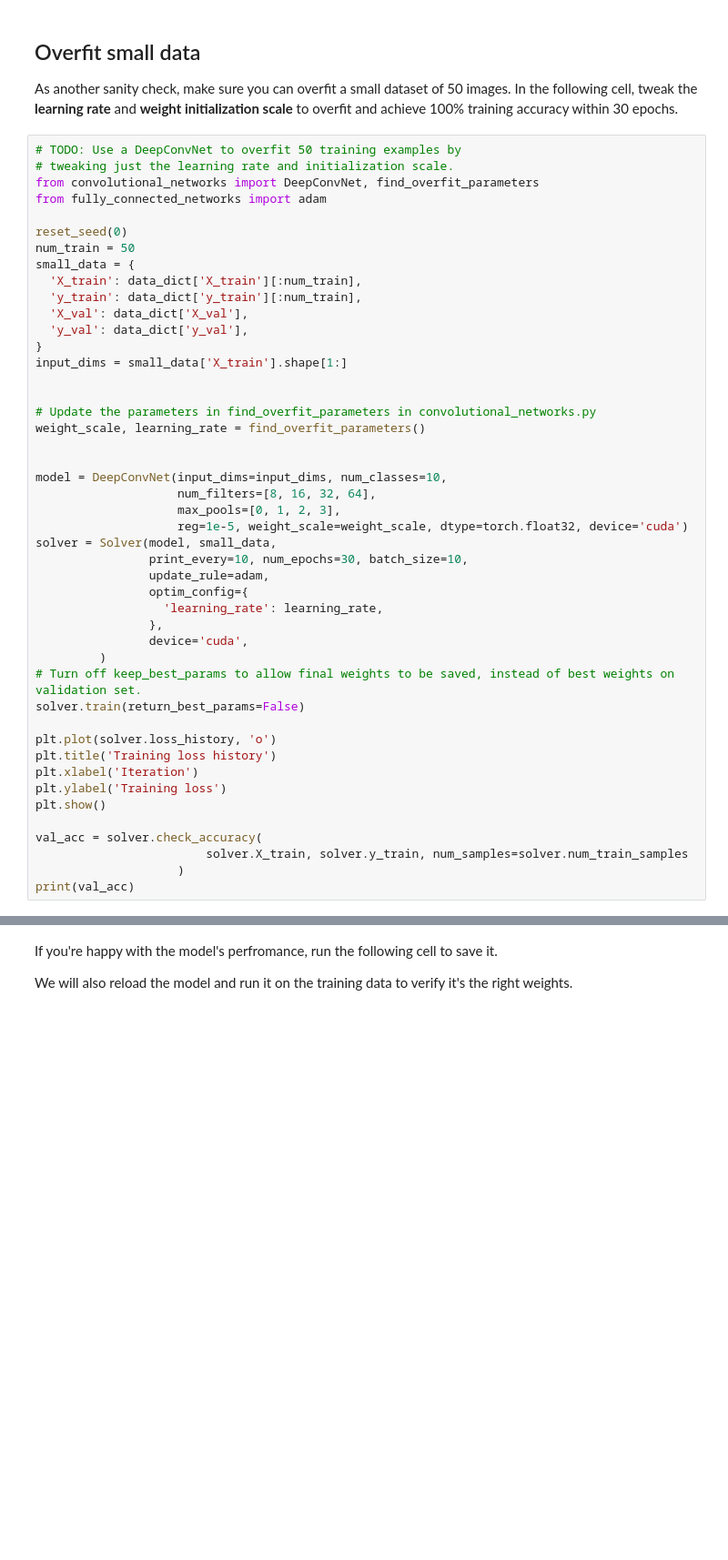
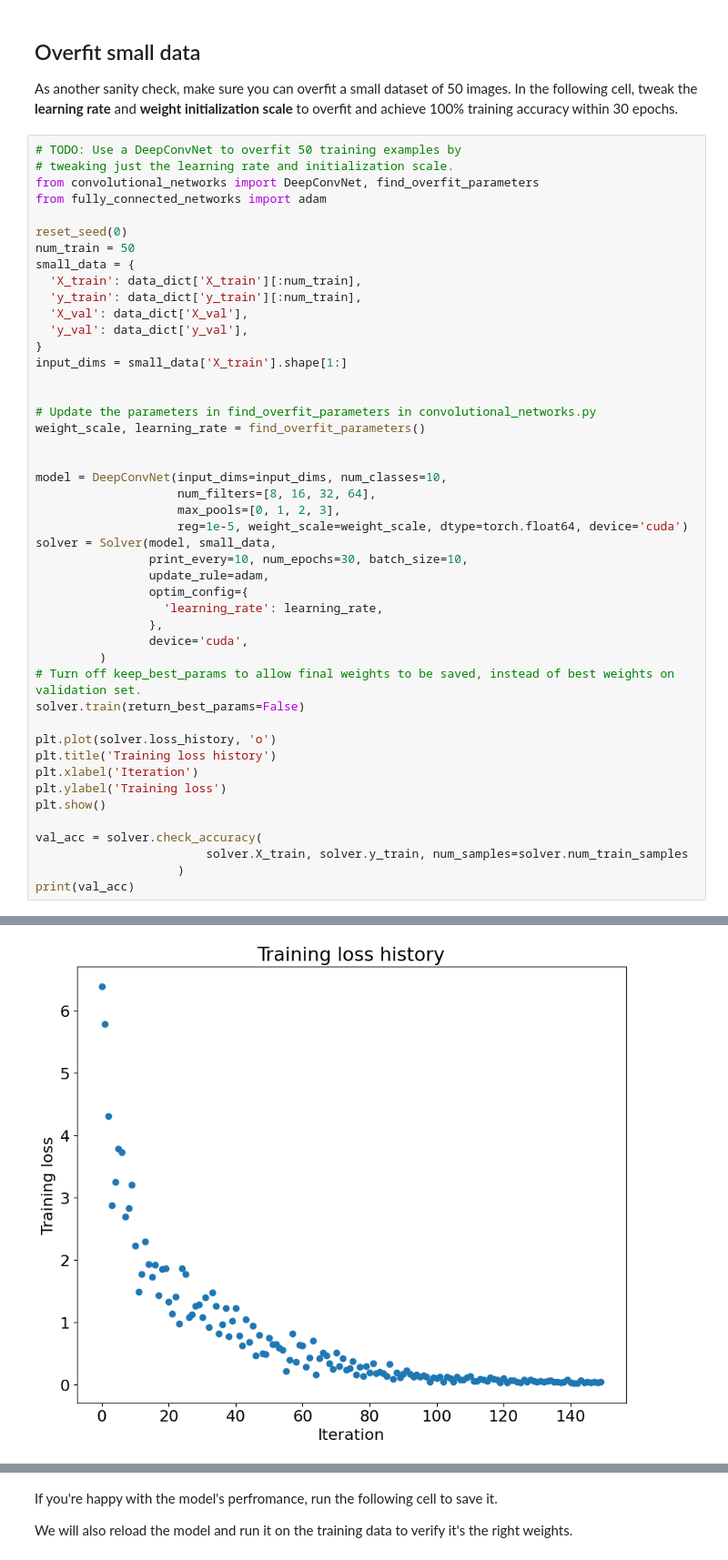
Before and after one commit to LeGiangK62/DL4CV, a Jupyter notebook: lab05/convolutional_networks.ipynb, the cells around one changed output, grey strips where cells are left out. Shown at 91% size. Cells and saved outputs as stored; diff of their text form; blank space fills up the shorter version.

```diff
--- a/lab05/convolutional_networks.ipynb
+++ b/lab05/convolutional_networks.ipynb
@@ -798,7 +1002,7 @@ weight_scale, learning_rate = find_overfit_parameters()
 model = DeepConvNet(input_dims=input_dims, num_classes=10,
                     num_filters=[8, 16, 32, 64],
                     max_pools=[0, 1, 2, 3],
-                    reg=1e-5, weight_scale=weight_scale, dtype=torch.float32, device='cuda')
+                    reg=1e-5, weight_scale=weight_scale, dtype=torch.float64, device='cuda')
 solver = Solver(model, small_data,
                 print_every=10, num_epochs=30, batch_size=10,
                 update_rule=adam,
@@ -820,3 +1024,4 @@ val_acc = solver.check_accuracy(
                         solver.X_train, solver.y_train, num_samples=solver.num_train_samples
                     )
 print(val_acc)
+# %% [output]
@@ -822,0 +1045 @@ print(val_acc)
+[figure, added]
```
Also changed, not shown: parts of 45 cells of this notebook.
